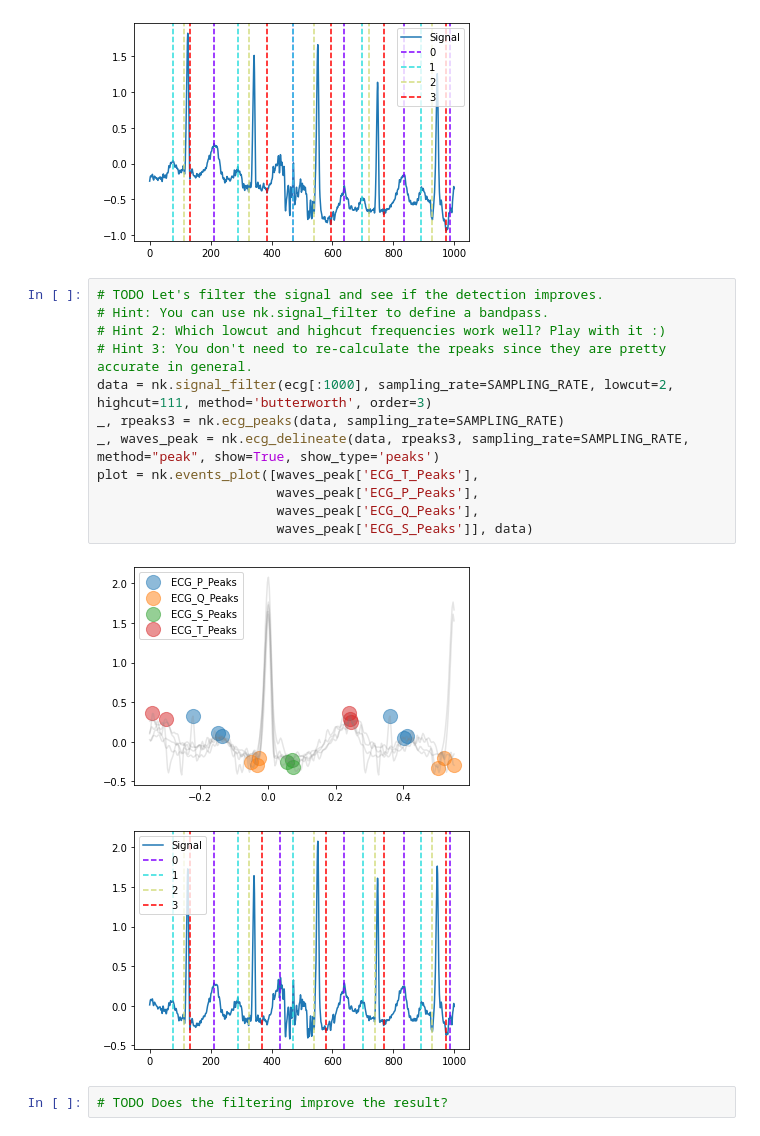
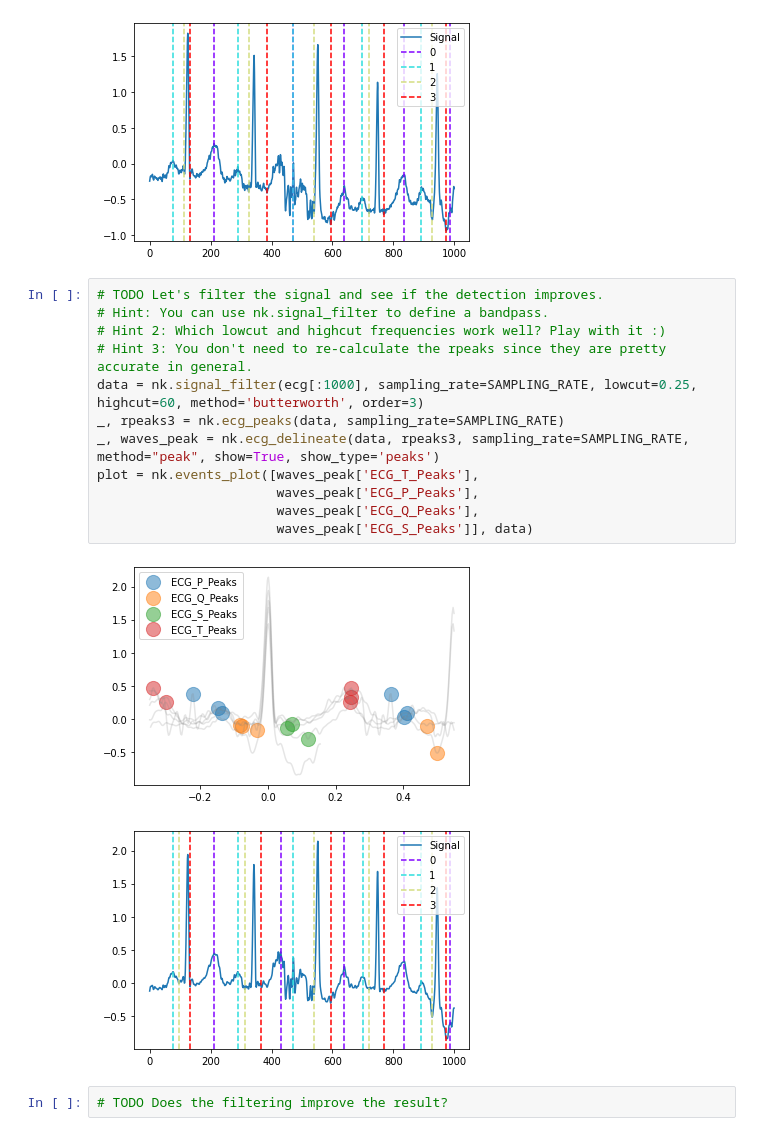
Before and after one commit to bostongfx/cs480student, a Jupyter notebook: 01/Copy_of_CS480_Assignment_1.ipynb, the cells around one changed output. Saved outputs shown, nothing was run; the diff lists cells and outputs as text.

```diff
--- a/01/Copy_of_CS480_Assignment_1.ipynb
+++ b/01/Copy_of_CS480_Assignment_1.ipynb
@@ -125,18 +125,18 @@ plot = nk.events_plot([waves_peak['ECG_T_Peaks'],
 # %%
 # TODO Let's filter the signal and see if the detection improves.
 # Hint: You can use nk.signal_filter to define a bandpass.
 # Hint 2: Which lowcut and highcut frequencies work well? Play with it :)
 # Hint 3: You don't need to re-calculate the rpeaks since they are pretty accurate in general.
-data = nk.signal_filter(ecg[:1000], sampling_rate=SAMPLING_RATE, lowcut=2, highcut=111, method='butterworth', order=3)
+data = nk.signal_filter(ecg[:1000], sampling_rate=SAMPLING_RATE, lowcut=0.25, highcut=60, method='butterworth', order=3)
 _, rpeaks3 = nk.ecg_peaks(data, sampling_rate=SAMPLING_RATE)
 _, waves_peak = nk.ecg_delineate(data, rpeaks3, sampling_rate=SAMPLING_RATE, method="peak", show=True, show_type='peaks')
 plot = nk.events_plot([waves_peak['ECG_T_Peaks'],
                        waves_peak['ECG_P_Peaks'],
                        waves_peak['ECG_Q_Peaks'],
                        waves_peak['ECG_S_Peaks']], data)
 # %% [output]
-[figure, old version]
+[figure, new version]
-[figure, old version]
+[figure, new version]
 # %%
 # TODO Does the filtering improve the result?
 # %% [markdown]
```
